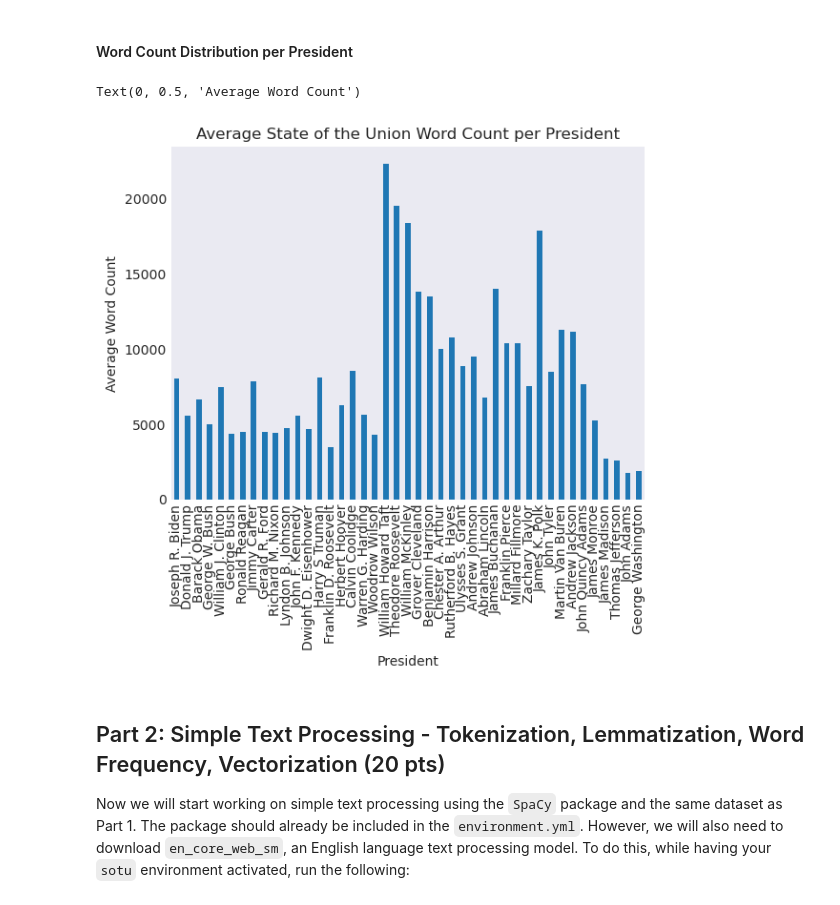
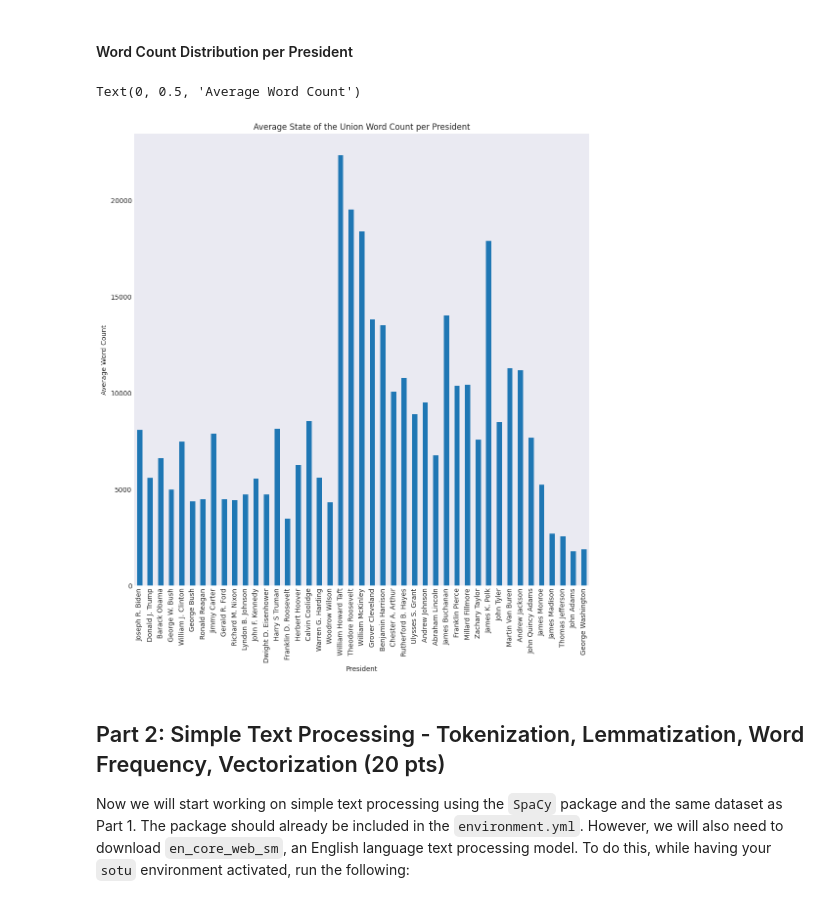
Before and after one commit to UCB-stat-159-f25/proj02-group14, a Jupyter notebook: proj02-nlp.ipynb, the cells around one changed output. Cells and saved outputs as stored; diff of their text form; code cells hidden in the pictures.

```diff
--- a/proj02-nlp.ipynb
+++ b/proj02-nlp.ipynb
@@ -114,21 +114,21 @@ plt.ylabel("Year");
 # %%
 # Hint: use pandas groupby to get mean word count per president then sort by order
 avg_wc = (
     sou.groupby("President")["Word Count"]
     .mean()
     .reindex(sou["President"].drop_duplicates())
 )
 
 
 plt.figure()
-ax = avg_wc.plot(kind="bar")
+ax = avg_wc.plot(kind="bar",figsize=(12, 12))
 
 ax.set_title("Average State of the Union Word Count per President")
 ax.set_xlabel("President")
 ax.set_ylabel("Average Word Count")
 # %% [output]
 Text(0, 0.5, 'Average Word Count')
-[figure, old version]
+[figure, new version]
 # %% [markdown]
 ## Part 2: Simple Text Processing - Tokenization, Lemmatization, Word Frequency, Vectorization (20 pts)
 
```
Also changed, not shown: parts of 17 cells of this notebook.
